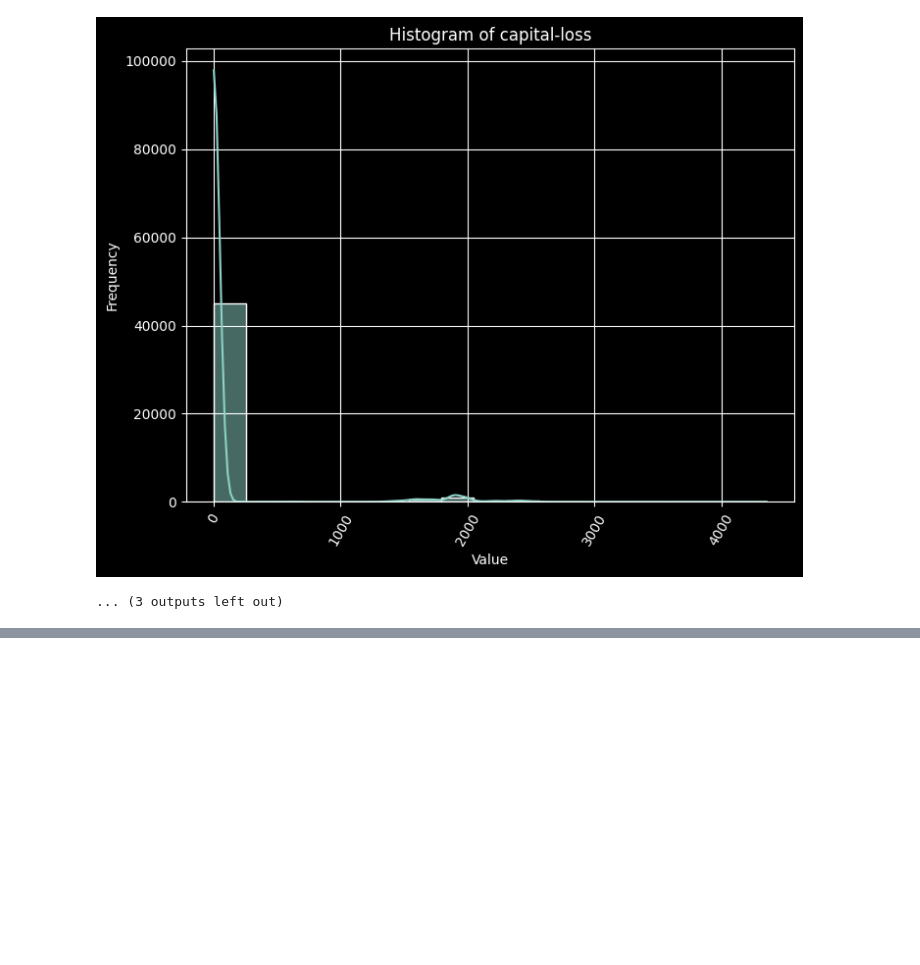
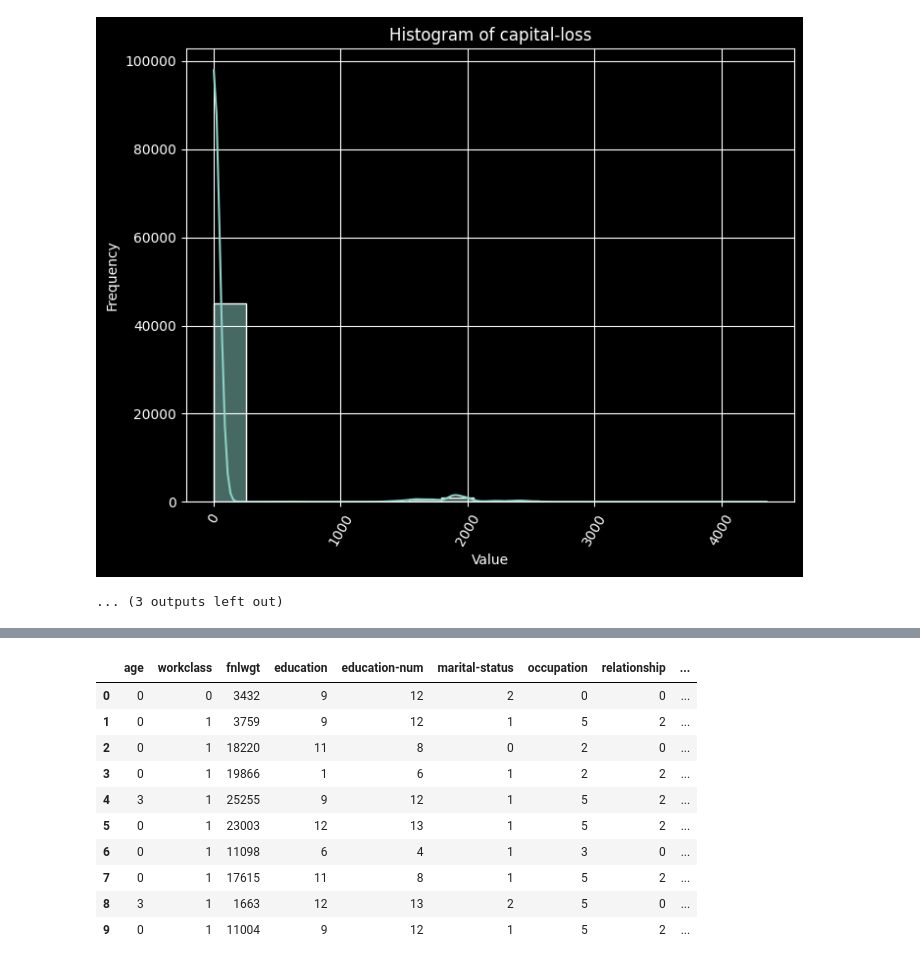
Before and after one commit to Starlight0901/Adult-Census-Income-Prediction, a Jupyter notebook: ML_CW_.ipynb, the cells around one changed output, grey strips where cells are left out. Cells and saved outputs as stored; diff of their text form; code cells hidden in the pictures; blank space fills up the shorter version.

```diff
--- a/ML_CW_.ipynb
+++ b/ML_CW_.ipynb
@@ -1189,0 +1203,30 @@ for column in df_filled.columns:
+# %%
+correlation_df['age'] = le.fit_transform(correlation_df['age'])
+correlation_df['workclass'] = le.fit_transform(correlation_df['workclass'])
+correlation_df['fnlwgt'] = le.fit_transform(correlation_df['fnlwgt'])
+correlation_df['education'] = le.fit_transform(correlation_df['education'])
+correlation_df['education-num'] = le.fit_transform(correlation_df['education-num'])
+correlation_df['marital-status'] = le.fit_transform(correlation_df['marital-status'])
+correlation_df['occupation'] = le.fit_transform(correlation_df['occupation'])
+correlation_df['relationship'] = le.fit_transform(correlation_df['relationship'])
+correlation_df['race'] = le.fit_transform(correlation_df['race'])
+correlation_df['sex'] = le.fit_transform(correlation_df['sex'])
+#df['capital-gain'] = le.fit_transform(df['capital-gain'])
+#df['capital-loss'] = le.fit_transform(df['capital-loss'])
+#df['hours-per-week'] = le.fit_transform(df['hours-per-week'])
+correlation_df['native-country'] = le.fit_transform(correlation_df['native-country'])
+correlation_df['income'] = le.fit_transform(correlation_df['income'])
+
+correlation_df.head(10)
+# %% [output]
+|  | age | workclass | fnlwgt | education | education-num | marital-status | occupation | relationship | ... |
+| 0 | 0 | 0 | 3432 | 9 | 12 | 2 | 0 | 0 | ... |
+| 1 | 0 | 1 | 3759 | 9 | 12 | 1 | 5 | 2 | ... |
+| 2 | 0 | 1 | 18220 | 11 | 8 | 0 | 2 | 0 | ... |
+| 3 | 0 | 1 | 19866 | 1 | 6 | 1 | 2 | 2 | ... |
+| 4 | 3 | 1 | 25255 | 9 | 12 | 1 | 5 | 2 | ... |
+| 5 | 0 | 1 | 23003 | 12 | 13 | 1 | 5 | 2 | ... |
+| 6 | 0 | 1 | 11098 | 6 | 4 | 1 | 3 | 0 | ... |
+| 7 | 0 | 1 | 17615 | 11 | 8 | 1 | 5 | 2 | ... |
+| 8 | 3 | 1 | 1663 | 12 | 13 | 2 | 5 | 0 | ... |
+| 9 | 0 | 1 | 11004 | 9 | 12 | 1 | 5 | 2 | ... |
```
Also changed, not shown: parts of 7 cells of this notebook.
